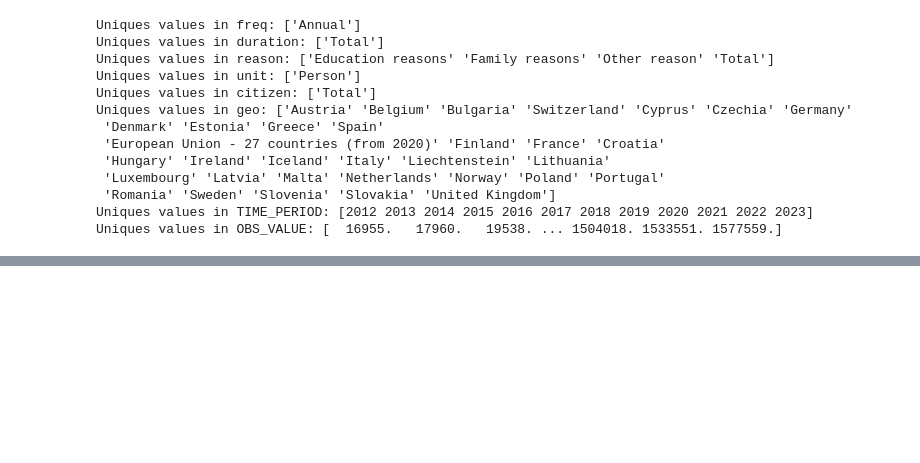
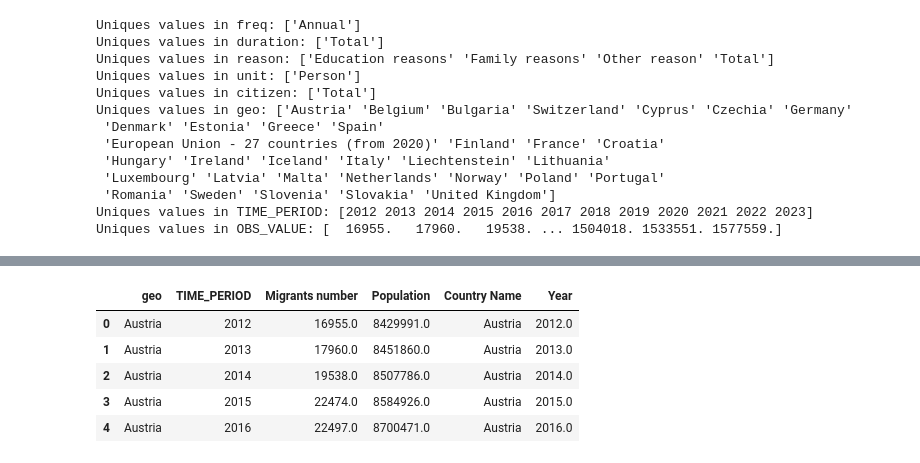
Before and after one commit to natix-x/Data-mining-in-Migration-Analysis, a Jupyter notebook: data_preprocessing/migrants/all_valid_permits.ipynb, the cells around one changed output, grey strips where cells are left out. Drawn from its saved outputs; the diff is of its cells as text; code cells hidden in the pictures; blank space fills up the shorter version.

```diff
--- a/data_preprocessing/migrants/all_valid_permits.ipynb
+++ b/data_preprocessing/migrants/all_valid_permits.ipynb
@@ -119,0 +166,2 @@ df.to_csv("../../processed_data/migrants_all_valid_permits.csv", index=False)
+# %%
+population_df2 = pd.read_csv('../../data/population_total_long.csv')
@@ -119,0 +187,9 @@ df.to_csv("../../processed_data/migrants_all_valid_permits.csv", index=False)
+# %%
+merged_df.head()
+# %% [output]
+|  | geo | TIME_PERIOD | Migrants number | Population | Country Name | Year |
+| 0 | Austria | 2012 | 16955.0 | 8429991.0 | Austria | 2012.0 |
+| 1 | Austria | 2013 | 17960.0 | 8451860.0 | Austria | 2013.0 |
+| 2 | Austria | 2014 | 19538.0 | 8507786.0 | Austria | 2014.0 |
+| 3 | Austria | 2015 | 22474.0 | 8584926.0 | Austria | 2015.0 |
+| 4 | Austria | 2016 | 22497.0 | 8700471.0 | Austria | 2016.0 |
```
Also changed, not shown: parts of 23 cells of this notebook, 11 other files.
